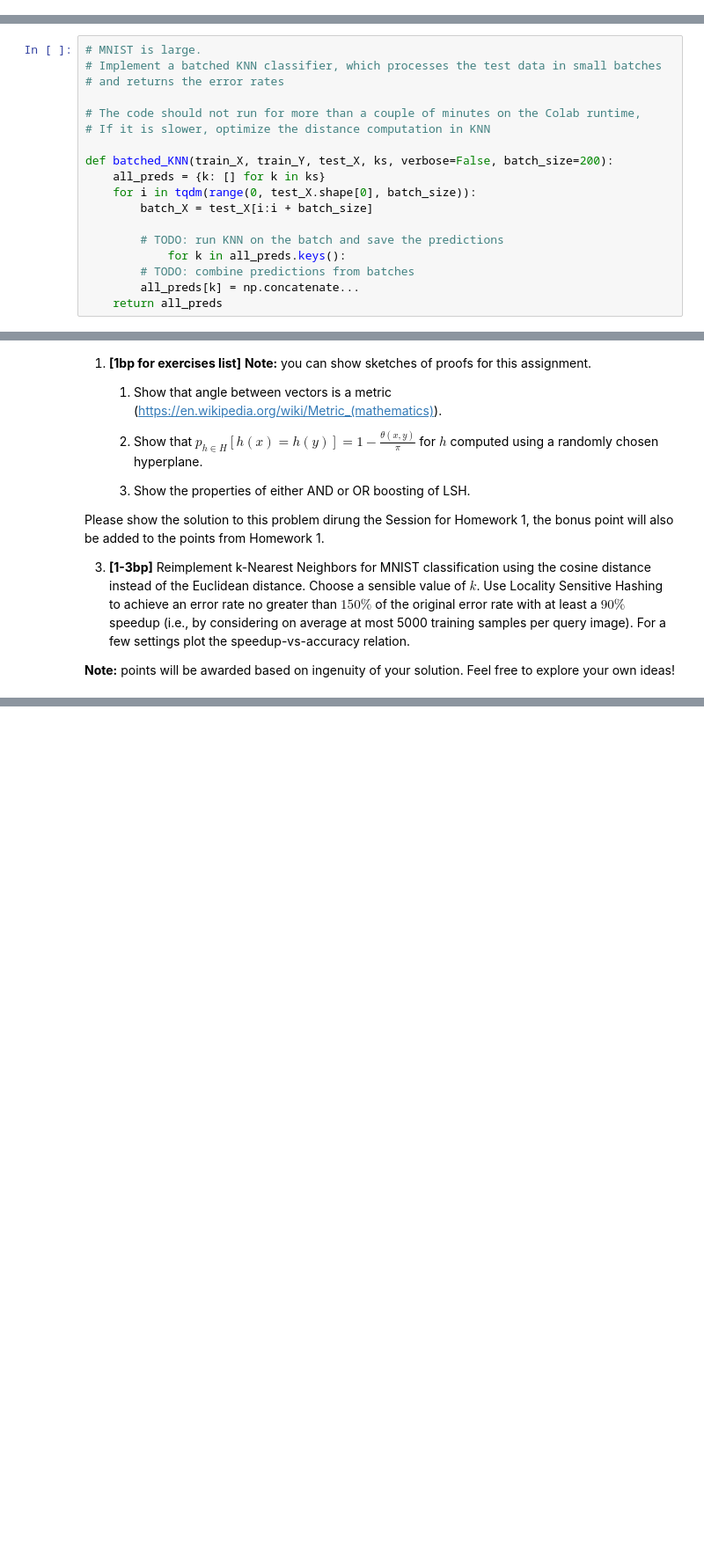
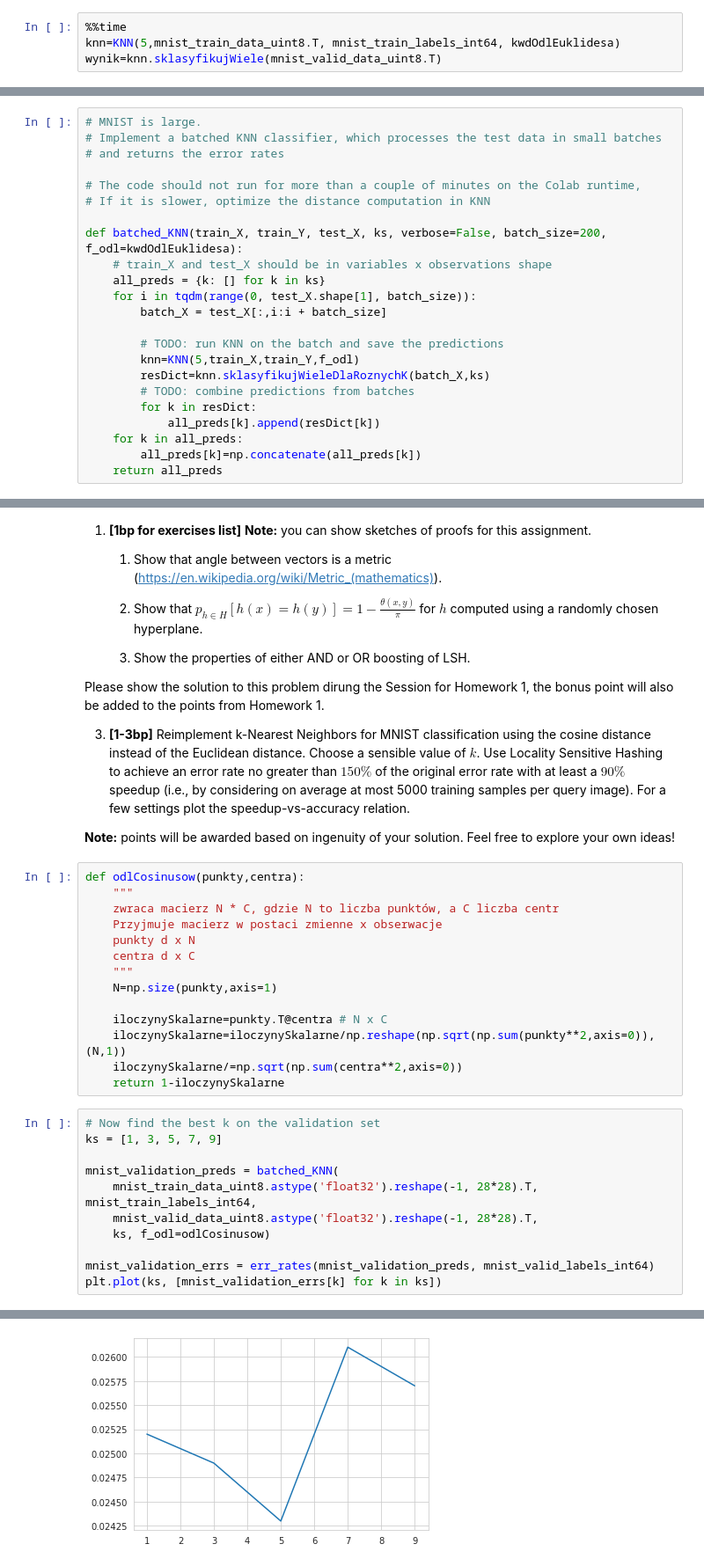
Before and after one commit to lekcyjna123/ml_uwr, a Jupyter notebook: assignment1/Assignment1.ipynb, the cells around one changed output, grey strips where cells are left out. Shown at 88% size. Drawn from its saved outputs; the diff is of its cells as text; blank space fills up the shorter version.

```diff
--- a/assignment1/Assignment1.ipynb
+++ b/assignment1/Assignment1.ipynb
@@ -660,0 +721,4 @@ plot_mat(mnist_train_data_uint8[:20, None], cmap='gray')
+# %%
+%%time
+knn=KNN(5,mnist_train_data_uint8.T, mnist_train_labels_int64, kwdOdlEuklidesa)
+wynik=knn.sklasyfikujWiele(mnist_valid_data_uint8.T)
@@ -666,15 +733,20 @@ plot_mat(mnist_train_data_uint8[:20, None], cmap='gray')
 # The code should not run for more than a couple of minutes on the Colab runtime,
 # If it is slower, optimize the distance computation in KNN
 
-def batched_KNN(train_X, train_Y, test_X, ks, verbose=False, batch_size=200):
+def batched_KNN(train_X, train_Y, test_X, ks, verbose=False, batch_size=200, f_odl=kwdOdlEuklidesa):
+    # train_X and test_X should be in variables x observations shape
     all_preds = {k: [] for k in ks}
-    for i in tqdm(range(0, test_X.shape[0], batch_size)):
-        batch_X = test_X[i:i + batch_size]
+    for i in tqdm(range(0, test_X.shape[1], batch_size)):
+        batch_X = test_X[:,i:i + batch_size]
 
         # TODO: run KNN on the batch and save the predictions
-            for k in all_preds.keys():
+        knn=KNN(5,train_X,train_Y,f_odl)
+        resDict=knn.sklasyfikujWieleDlaRoznychK(batch_X,ks)
         # TODO: combine predictions from batches
-        all_preds[k] = np.concatenate...
+        for k in resDict:
+            all_preds[k].append(resDict[k])
+    for k in all_preds:
+        all_preds[k]=np.concatenate(all_preds[k])
     return all_preds
 # %%
 # Now find the best k on the validation set
@@ -754,3 +833,29 @@ AND makes all probabilities shrink, but properly choosing $r$ we can make the lo
 3. **[1-3bp]** Reimplement k-Nearest Neighbors for MNIST classification using the cosine distance instead of the Euclidean distance. Choose a sensible value of $k$. Use Locality Sensitive Hashing to achieve an error rate no greater than $150\%$ of the original error rate with at least a $90\%$ speedup (i.e., by considering on average at most 5000 training samples per query image). For a few settings plot the speedup-vs-accuracy relation.
 
   **Note:** points will be awarded based on ingenuity of your solution. Feel free to explore your own ideas!
+# %%
+def odlCosinusow(punkty,centra):
+    """
+    zwraca macierz N * C, gdzie N to liczba punktów, a C liczba centr
+    Przyjmuje macierz w postaci zmienne x obserwacje
+    punkty d x N
+    centra d x C
+    """
+    N=np.size(punkty,axis=1)
+
+    iloczynySkalarne=punkty.T@centra # N x C
+    iloczynySkalarne=iloczynySkalarne/np.reshape(np.sqrt(np.sum(punkty**2,axis=0)),(N,1))
+    iloczynySkalarne/=np.sqrt(np.sum(centra**2,axis=0))
+    return 1-iloczynySkalarne
+# %%
+# Now find the best k on the validation set
+ks = [1, 3, 5, 7, 9]
+
+mnist_validation_preds = batched_KNN(
+    mnist_train_data_uint8.astype('float32').reshape(-1, 28*28).T, mnist_train_labels_int64,
+    mnist_valid_data_uint8.astype('float32').reshape(-1, 28*28).T,
+    ks, f_odl=odlCosinusow)
+
+mnist_validation_errs = err_rates(mnist_validation_preds, mnist_valid_labels_int64)
+plt.plot(ks, [mnist_validation_errs[k] for k in ks])
+# %% [output]
@@ -756,0 +863 @@ AND makes all probabilities shrink, but properly choosing $r$ we can make the lo
+[figure, added]
```
Also changed, not shown: parts of 17 cells of this notebook.
